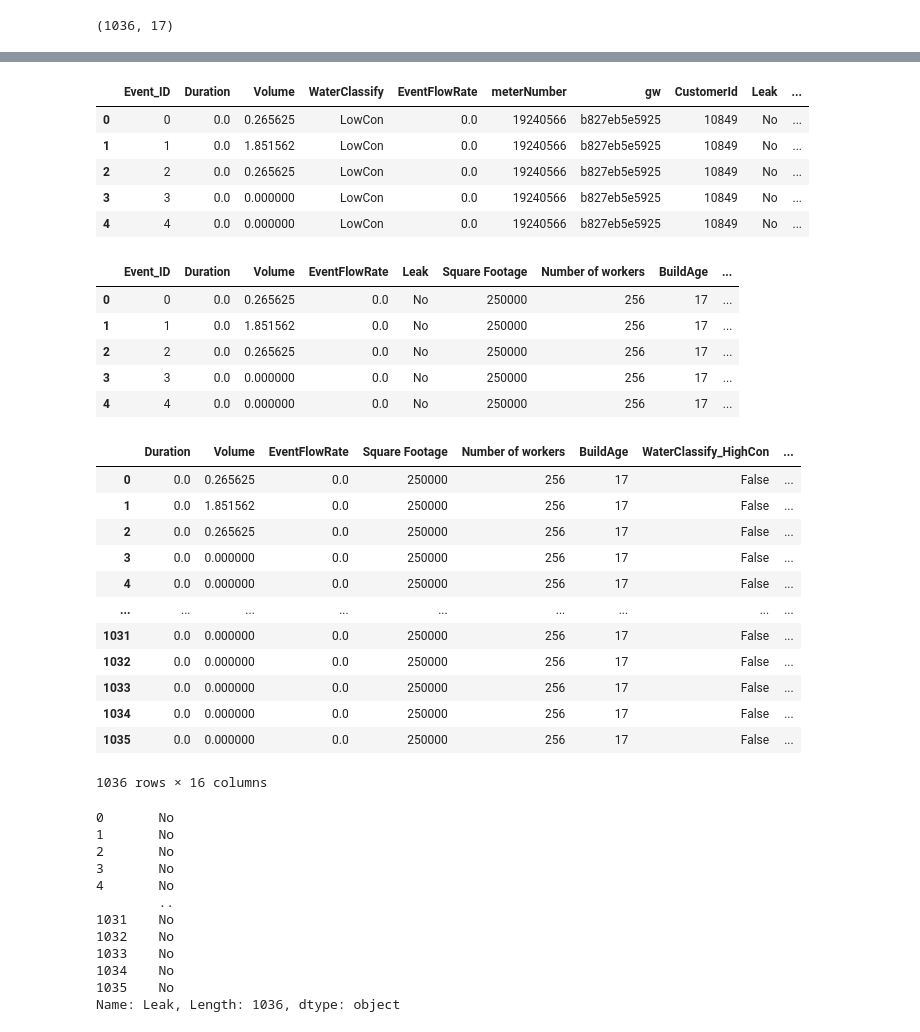
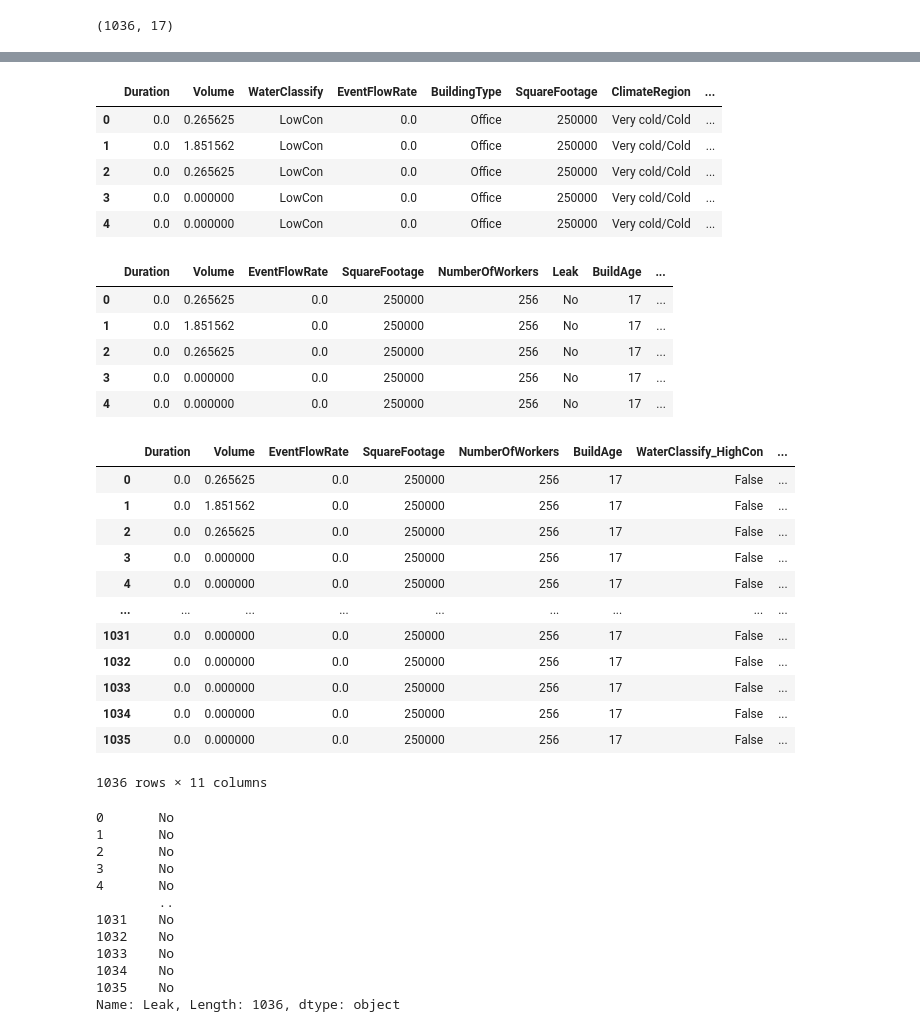
Before and after one commit to ggarci10/4961kaur, a Jupyter notebook: Saya.ipynb, the cells around one changed output, grey strips where cells are left out. Saved outputs shown, nothing was run; the diff lists cells and outputs as text; code cells hidden in the pictures.

```diff
--- a/Saya.ipynb
+++ b/Saya.ipynb
@@ -80,48 +80,52 @@ dtype: int64
 # %%
 from datetime import datetime
 
-current_year = datetime.now().year
-df.loc[:, 'BuildAge'] = current_year - df['Year constructed'] - 1
-df.drop('Year constructed', axis=1, inplace=True)
+current_year = 2023 #recommend to read the data's year
+df.loc[:, 'BuildAge'] = current_year - df['YearConstructed']
+df.drop('YearConstructed', axis=1, inplace=True)
 df.drop('Date', axis=1, inplace=True)
 df.drop('Month', axis=1, inplace=True)
 df.drop('Unnamed: 0', axis=1, inplace=True)
+df.drop('gw', axis=1, inplace=True)
+df.drop('CustomerId', axis=1, inplace=True)
+df.drop('Event_ID', axis=1, inplace=True)
+df.drop('meterNumber', axis=1, inplace=True)
 
-df['Square Footage'] = df['Square Footage'].str.replace(',', '').astype(int)
+df['SquareFootage'] = df['SquareFootage'].str.replace(',', '').astype(int)
 
 df.head()
 # %% [output]
-|  | Event_ID | Duration | Volume | WaterClassify | EventFlowRate | meterNumber | gw | CustomerId | Leak | ... |
-| 0 | 0 | 0.0 | 0.265625 | LowCon | 0.0 | 19240566 | b827eb5e5925 | 10849 | No | ... |
-| 1 | 1 | 0.0 | 1.851562 | LowCon | 0.0 | 19240566 | b827eb5e5925 | 10849 | No | ... |
-| 2 | 2 | 0.0 | 0.265625 | LowCon | 0.0 | 19240566 | b827eb5e5925 | 10849 | No | ... |
-| 3 | 3 | 0.0 | 0.000000 | LowCon | 0.0 | 19240566 | b827eb5e5925 | 10849 | No | ... |
-| 4 | 4 | 0.0 | 0.000000 | LowCon | 0.0 | 19240566 | b827eb5e5925 | 10849 | No | ... |
+|  | Duration | Volume | WaterClassify | EventFlowRate | BuildingType | SquareFootage | ClimateRegion | ... |
+| 0 | 0.0 | 0.265625 | LowCon | 0.0 | Office | 250000 | Very cold/Cold | ... |
+| 1 | 0.0 | 1.851562 | LowCon | 0.0 | Office | 250000 | Very cold/Cold | ... |
+| 2 | 0.0 | 0.265625 | LowCon | 0.0 | Office | 250000 | Very cold/Cold | ... |
+| 3 | 0.0 | 0.000000 | LowCon | 0.0 | Office | 250000 | Very cold/Cold | ... |
+| 4 | 0.0 | 0.000000 | LowCon | 0.0 | Office | 250000 | Very cold/Cold | ... |
 # %%
-encode = ['WaterClassify', 'meterNumber', 'gw','CustomerId','Building Type','Climate region']
+encode = ['WaterClassify','BuildingType','ClimateRegion']
 
 df = pd.get_dummies(df, columns=encode)
 
 df.head()
 # %% [output]
-|  | Event_ID | Duration | Volume | EventFlowRate | Leak | Square Footage | Number of workers | BuildAge | ... |
-| 0 | 0 | 0.0 | 0.265625 | 0.0 | No | 250000 | 256 | 17 | ... |
-| 1 | 1 | 0.0 | 1.851562 | 0.0 | No | 250000 | 256 | 17 | ... |
-| 2 | 2 | 0.0 | 0.265625 | 0.0 | No | 250000 | 256 | 17 | ... |
-| 3 | 3 | 0.0 | 0.000000 | 0.0 | No | 250000 | 256 | 17 | ... |
-| 4 | 4 | 0.0 | 0.000000 | 0.0 | No | 250000 | 256 | 17 | ... |
+|  | Duration | Volume | EventFlowRate | SquareFootage | NumberOfWorkers | Leak | BuildAge | ... |
+| 0 | 0.0 | 0.265625 | 0.0 | 250000 | 256 | No | 17 | ... |
+| 1 | 0.0 | 1.851562 | 0.0 | 250000 | 256 | No | 17 | ... |
+| 2 | 0.0 | 0.265625 | 0.0 | 250000 | 256 | No | 17 | ... |
+| 3 | 0.0 | 0.000000 | 0.0 | 250000 | 256 | No | 17 | ... |
+| 4 | 0.0 | 0.000000 | 0.0 | 250000 | 256 | No | 17 | ... |
 # %%
-feature_cols = ['Duration','Volume','EventFlowRate','Square Footage',
-                'Number of workers','BuildAge','WaterClassify_HighCon','WaterClassify_LowCon',
-                'WaterClassify_MedCon','WaterClassify_Outliers','meterNumber_19240566',
-                'gw_b827eb5e5925','gw_b827eb5e5926','CustomerId_10849','Building Type_Office',
-                'Climate region_Very cold/Cold']
+# outliers ignored
+feature_cols = ['Duration','Volume','EventFlowRate','SquareFootage',
+                'NumberOfWorkers','BuildAge','WaterClassify_HighCon','WaterClassify_LowCon',
+                'WaterClassify_MedCon','BuildingType_Office',
+                'ClimateRegion_Very cold/Cold']
 
 X = df[feature_cols]
 
 X
 # %% [output]
-|  | Duration | Volume | EventFlowRate | Square Footage | Number of workers | BuildAge | WaterClassify_HighCon | ... |
+|  | Duration | Volume | EventFlowRate | SquareFootage | NumberOfWorkers | BuildAge | WaterClassify_HighCon | ... |
 | 0 | 0.0 | 0.265625 | 0.0 | 250000 | 256 | 17 | False | ... |
 | 1 | 0.0 | 1.851562 | 0.0 | 250000 | 256 | 17 | False | ... |
 | 2 | 0.0 | 0.265625 | 0.0 | 250000 | 256 | 17 | False | ... |
@@ -133,7 +137,7 @@ X
 | 1033 | 0.0 | 0.000000 | 0.0 | 250000 | 256 | 17 | False | ... |
 | 1034 | 0.0 | 0.000000 | 0.0 | 250000 | 256 | 17 | False | ... |
 | 1035 | 0.0 | 0.000000 | 0.0 | 250000 | 256 | 17 | False | ... |
-1036 rows × 16 columns
+1036 rows × 11 columns
 # %%
 y = df['Leak']
 
```
Also changed, not shown: parts of 3 cells of this notebook.
